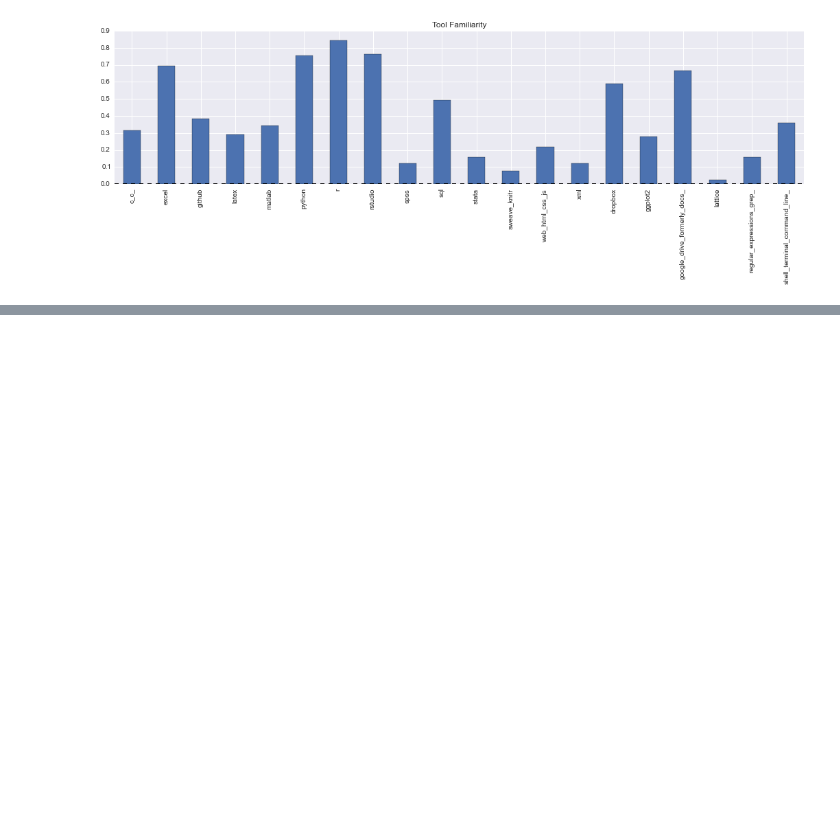
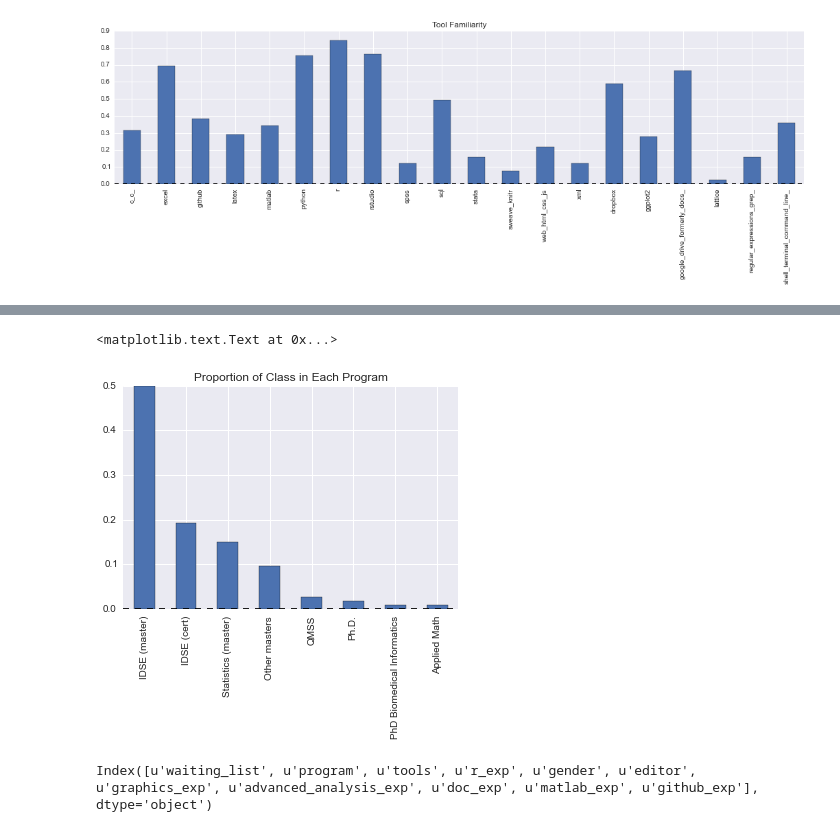
Before and after one commit to carlosespino11/EDAV_HW1, a Jupyter notebook: notebooks/Homework 1.ipynb, the cells around one changed output, grey strips where cells are left out. Saved outputs shown, nothing was run; the diff lists cells and outputs as text; code cells hidden in the pictures; blank space fills up the shorter version.

```diff
--- a/notebooks/Homework 1.ipynb
+++ b/notebooks/Homework 1.ipynb
@@ -99,0 +91,9 @@ to_facet.groupby(['program', 'gender']).mean().reset_index()
+# %%
+(survey.program.value_counts() / survey.program.count()).plot(kind='bar').set_title('Proportion of Class in Each Program')
+# %% [output]
+<matplotlib.text.Text at 0x...>
+[figure, added]
+# %%
+survey.columns
+# %% [output]
+Index([u'waiting_list', u'program', u'tools', u'r_exp', u'gender', u'editor', u'graphics_exp', u'advanced_analysis_exp', u'doc_exp', u'matlab_exp', u'github_exp'], dtype='object')
```
Also changed, not shown: parts of 14 cells of this notebook.
